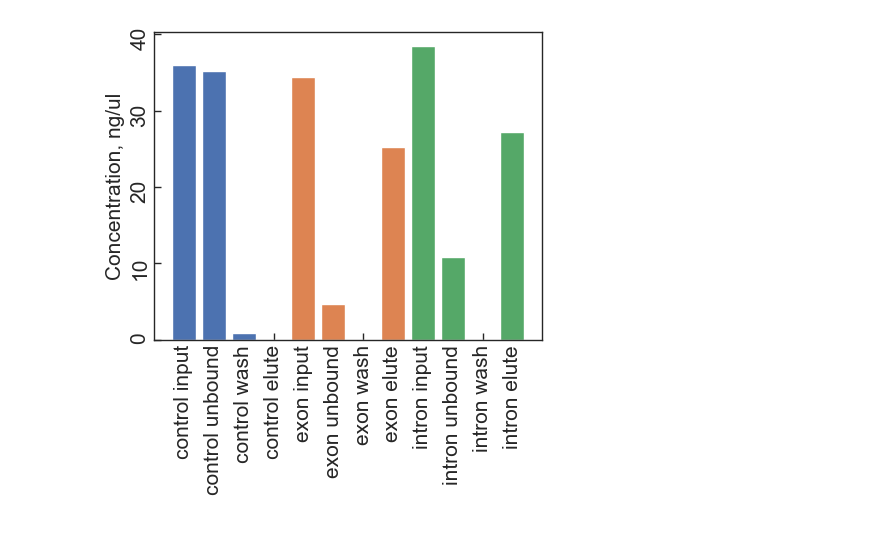
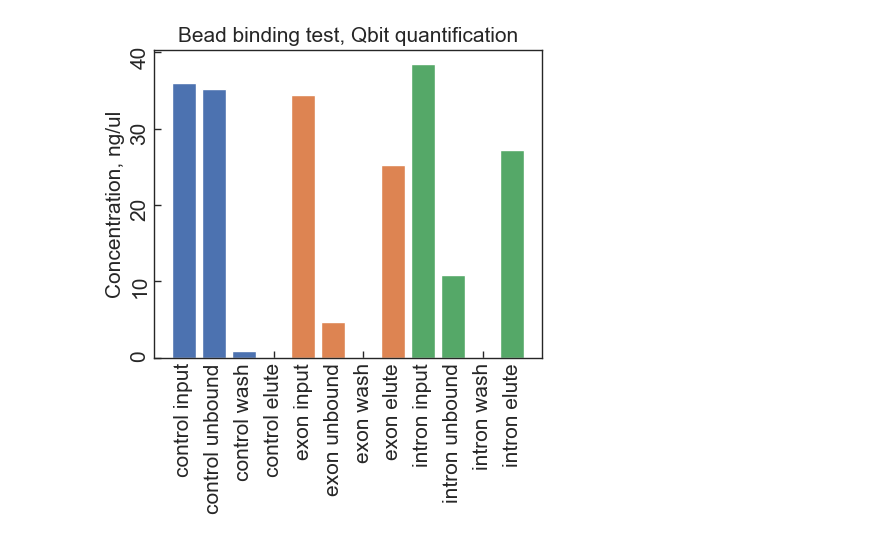
Before and after one commit to Guoming-Gao/GG-general-GuttmanLab, a Jupyter notebook: Plot_simple_bar.ipynb, the cells around one changed output. Saved outputs shown, nothing was run; the diff lists cells and outputs as text; code cells hidden in the pictures.

```diff
--- a/Plot_simple_bar.ipynb
+++ b/Plot_simple_bar.ipynb
@@ -36,35 +36,33 @@ colors = [
     sns.color_palette()[1],
     sns.color_palette()[1],
     sns.color_palette()[1],
     sns.color_palette()[1],
     sns.color_palette()[2],
     sns.color_palette()[2],
     sns.color_palette()[2],
     sns.color_palette()[2],
 ]
 
 plt.figure(figsize=(5, 4))
 plt.bar(
     labels,
     values,
     color=colors,
 )
 plt.ylabel("Concentration, ng/ul", fontsize=15)
 plt.gca().spines[:].set_linewidth(1)
-
+plt.title("Bead binding test, Qbit quantification", fontsize=15)
 plt.gca().tick_params(
     axis="both",
     which="major",
     labelsize=15,
     direction="in",
     bottom=True,
     left=True,
     length=5,
     width=1,
     rotation=90,
 )
-plt.savefig(
-    "simplebar-pleaserename.png", format="png", bbox_inches="tight", dpi=300
-)
+plt.savefig("simplebar-beadwashtest-20250522-qbitall.png", format="png", bbox_inches="tight", dpi=300)
 # %% [output]
-[figure, old version]
+[figure, new version]
```
Also changed, not shown: parts of 1 cell of this notebook.
